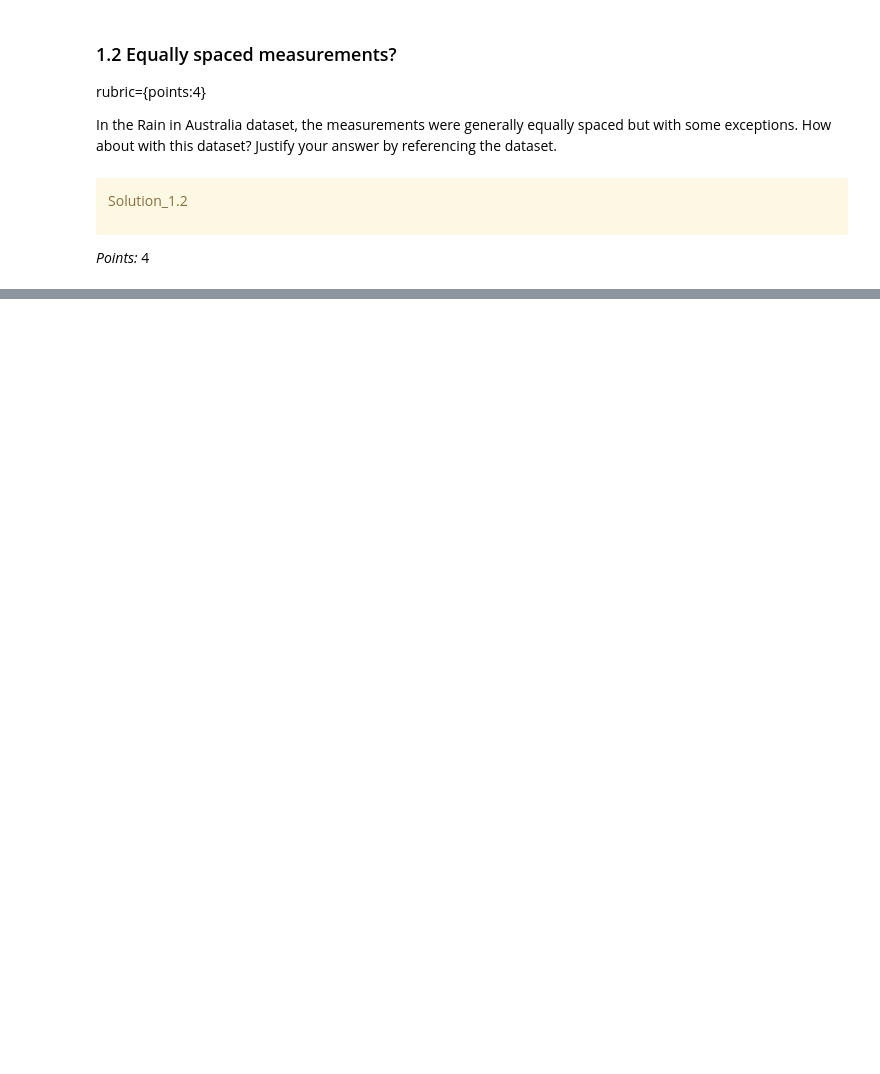
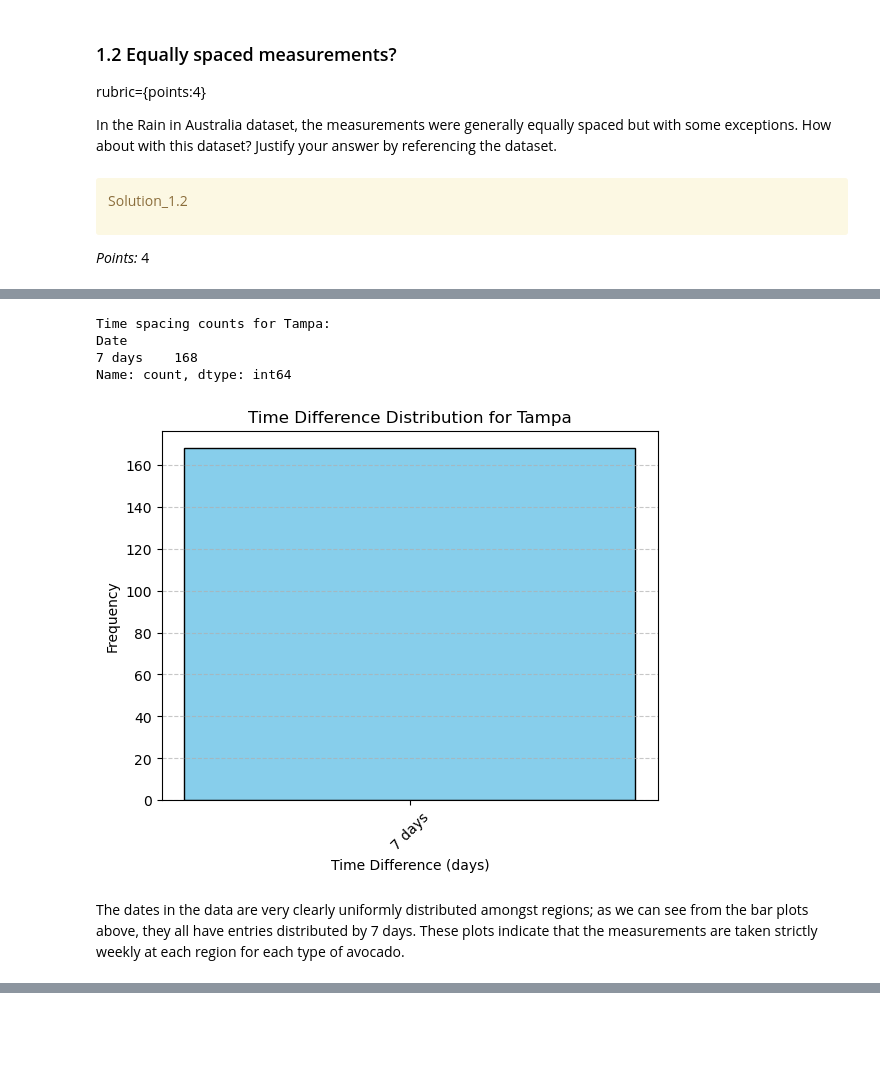
Before and after one commit to hamin2006/hw8, a Jupyter notebook: hw8.ipynb, the cells around one changed output, grey strips where cells are left out. Saved outputs shown, nothing was run; the diff lists cells and outputs as text; code cells hidden in the pictures; blank space fills up the shorter version.

```diff
--- a/hw8.ipynb
+++ b/hw8.ipynb
@@ -257,0 +275,10 @@ _Type your answer here, replacing this text._
+# %%
+plot_time_spacing_distribution(df, "Tampa")
+# %% [output]
+Time spacing counts for Tampa:
+Date
+7 days    168
+Name: count, dtype: int64
+[figure, added]
+# %% [markdown]
+The dates in the data are very clearly uniformly distributed amongst regions; as we can see from the bar plots above, they all have entries distributed by 7 days. These plots indicate that the measurements are taken strictly weekly at each region for each type of avocado.
```
Also changed, not shown: parts of 33 cells of this notebook, 1 other file.
